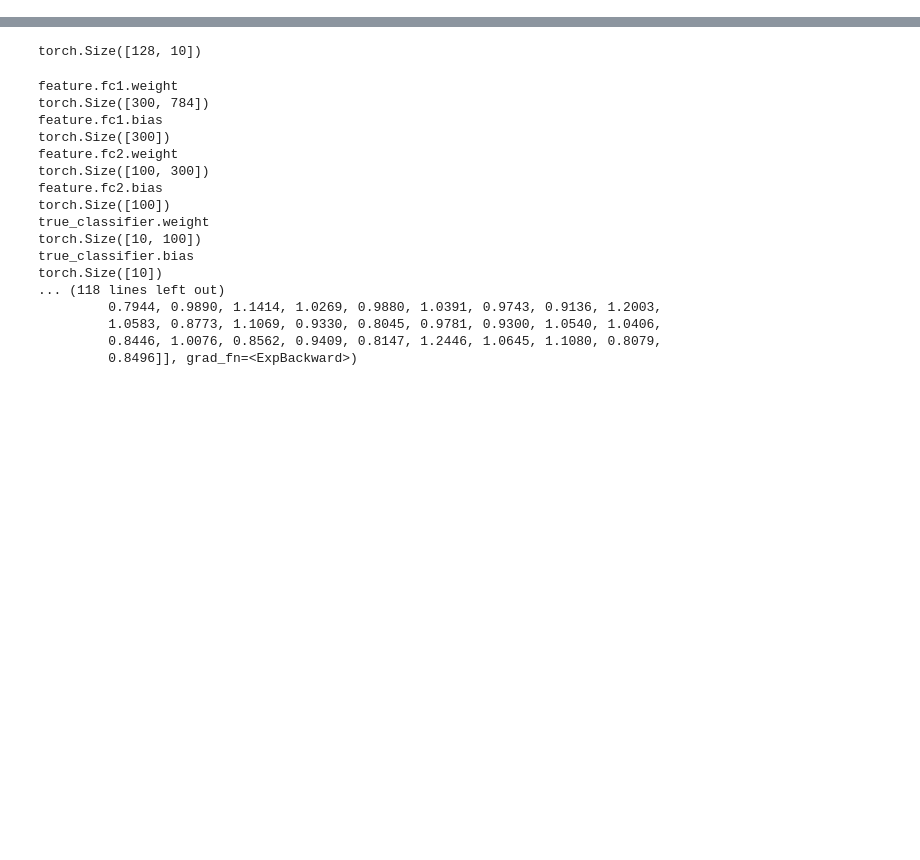
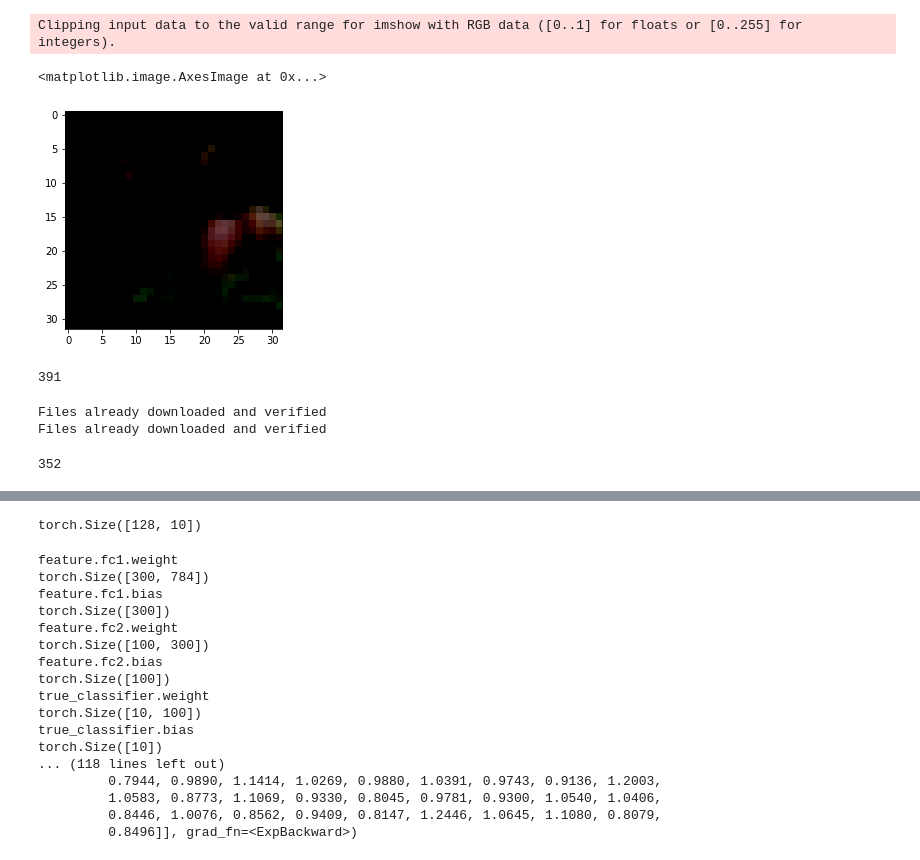
Before and after one commit to hlml/random_games, a Jupyter notebook: playground.ipynb, the cells around one changed output, grey strips where cells are left out. Cells and saved outputs as stored; diff of their text form; code cells hidden in the pictures; blank space fills up the shorter version.

```diff
--- a/playground.ipynb
+++ b/playground.ipynb
@@ -37,0 +115,2 @@ from models import ConvBlock, Flatten, LeNet, MnistConvNet, RandomGame, RandomGa
+# %%
+inputs, targets = next(iter(train_loader))
@@ -37,0 +121,2 @@ from models import ConvBlock, Flatten, LeNet, MnistConvNet, RandomGame, RandomGa
+# %%
+inputs = torch.cat(inputs, 0)
@@ -38,3 +168,17 @@ from models import ConvBlock, Flatten, LeNet, MnistConvNet, RandomGame, RandomGa
+# %%
+image_ind = 10
+# %%
+img = np.dstack([inputs[image_ind].numpy()[0], inputs[image_ind].numpy()[1], inputs[image_ind].numpy()[2]])
+# %%
+plt.imshow(img)
+# %% [output]
+Clipping input data to the valid range for imshow with RGB data ([0..1] for floats or [0..255] for integers).
+<matplotlib.image.AxesImage at 0x...>
+[figure, added]
+# %%
+len(train_loader)
+# %% [output]
+391
 # %%
 class MNISTCDataset(Dataset):
 
@@ -87,20 +234,26 @@ class MNISTCDataset(Dataset):
 # %%
 trans = ([transforms.ToTensor()])
 trans = transforms.Compose(trans)
-
-fulltrainset = torchvision.datasets.MNIST(root=data_path, train=True, download=True, transform=trans)
-train_set, valset = torch.utils.data.random_split(fulltrainset, [55000, 5000])
+fulltrainset = torchvision.datasets.CIFAR10(root=data_path, train=True, download=True, transform=trans)
+train_set, valset = torch.utils.data.random_split(fulltrainset, [45000, 5000])
 
 trainloader = torch.utils.data.DataLoader(train_set, batch_size=128, shuffle=True, num_workers=4)
 validloader = torch.utils.data.DataLoader(valset, batch_size=128, shuffle=False,
                                           num_workers=4, pin_memory=True)
 
-test_set = torchvision.datasets.MNIST(root=data_path, train=False, download=True, transform=trans)
+test_set = torchvision.datasets.CIFAR10(root=data_path, train=False, download=True, transform=trans)
 testloader = torch.utils.data.DataLoader(test_set, batch_size=128, shuffle=False, num_workers=4, pin_memory=True)
 nb_classes = 10
 
-rand_labels_raw = torch.randint(0, 10, fulltrainset.targets.shape)
-rand_labels_train, rand_labels_val = torch.utils.data.random_split(rand_labels_raw, [55000, 5000])
+# rand_labels_raw = torch.randint(0, 10, fulltrainset.targets.shape)
+# rand_labels_train, rand_labels_val = torch.utils.data.random_split(rand_labels_raw, [55000, 5000])
 
-rand_labels_train = torch.utils.data.DataLoader(rand_labels_train, batch_size=128, shuffle=True, num_workers=4)
-rand_labels_val = torch.utils.data.DataLoader(rand_labels_val, batch_size=128, shuffle=True, num_workers=4)
+# rand_labels_train = torch.utils.data.DataLoader(rand_labels_train, batch_size=128, shuffle=True, num_workers=4)
+# rand_labels_val = torch.utils.data.DataLoader(rand_labels_val, batch_size=128, shuffle=True, num_workers=4)
+# %% [output]
+Files already downloaded and verified
+Files already downloaded and verified
+# %%
+len(trainloader)
+# %% [output]
+352
```
Also changed, not shown: parts of 40 cells of this notebook, 8 other files.
